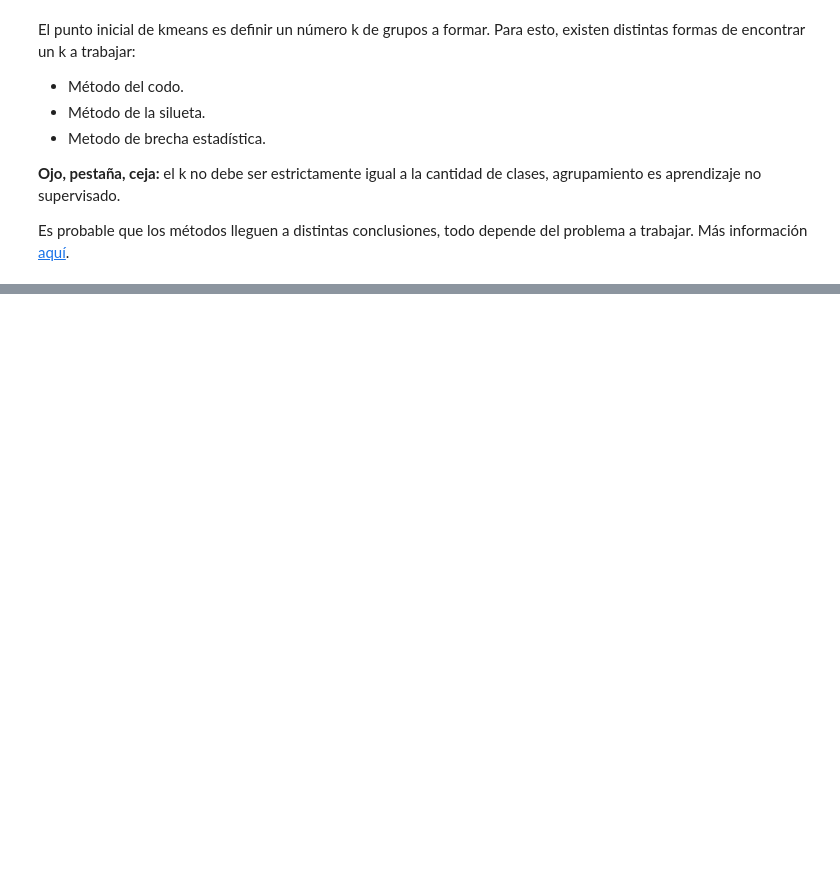
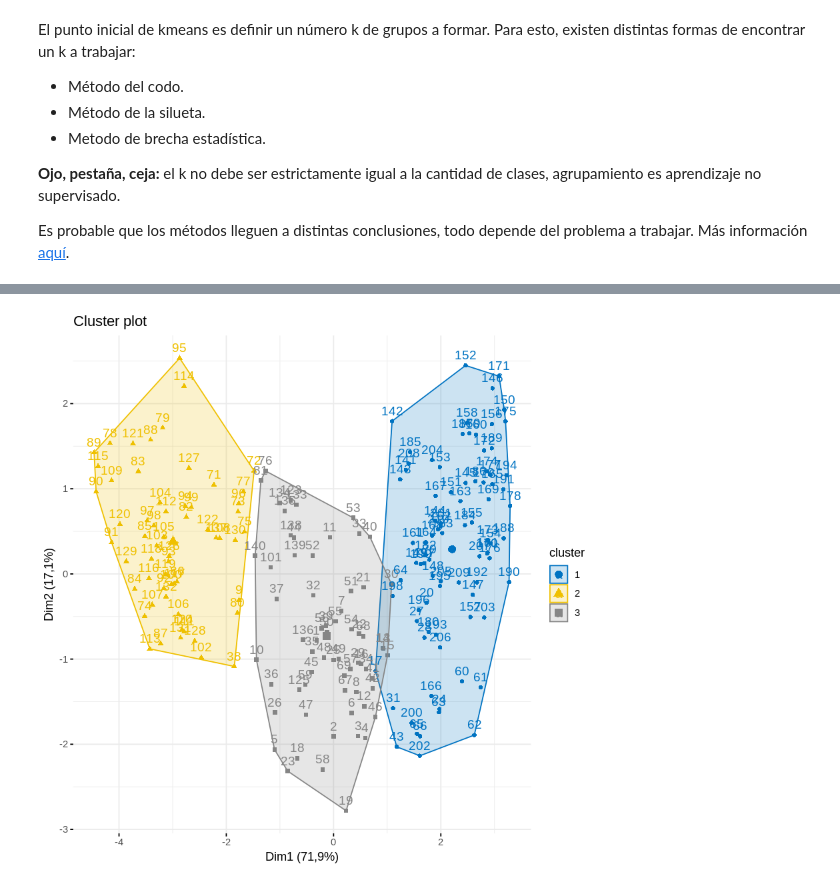
Before and after one commit to JavierArredondo/INFO-USACH-13222-AY, a Jupyter notebook: 2_Clustering.ipynb, the cells around one changed output, grey strips where cells are left out. Drawn from its saved outputs; the diff is of its cells as text; code cells hidden in the pictures; blank space fills up the shorter version.

```diff
--- a/2_Clustering.ipynb
+++ b/2_Clustering.ipynb
@@ -84,12 +119,14 @@ seeds$km.eucl = km.res$cluster
 # %%
 set.seed(99999)
 
-dist.daisy = daisy(seeds.scaled)
+dist.daisy = daisy(seeds.scaled, metric = "gower")
 dis.matrix.daisy = as.matrix(dist.daisy)
 km.daisy = kmeans(dis.matrix.daisy, 3)
 
 seeds$km.daisy = km.daisy$cluster
 
 fviz_cluster(km.daisy, data = seeds.scaled, palette = "jco", ggtheme = theme_minimal())
+# %% [output]
+[figure, added]
 # %%
 seeds
```
Also changed, not shown: parts of 9 cells of this notebook, 4 other files.
